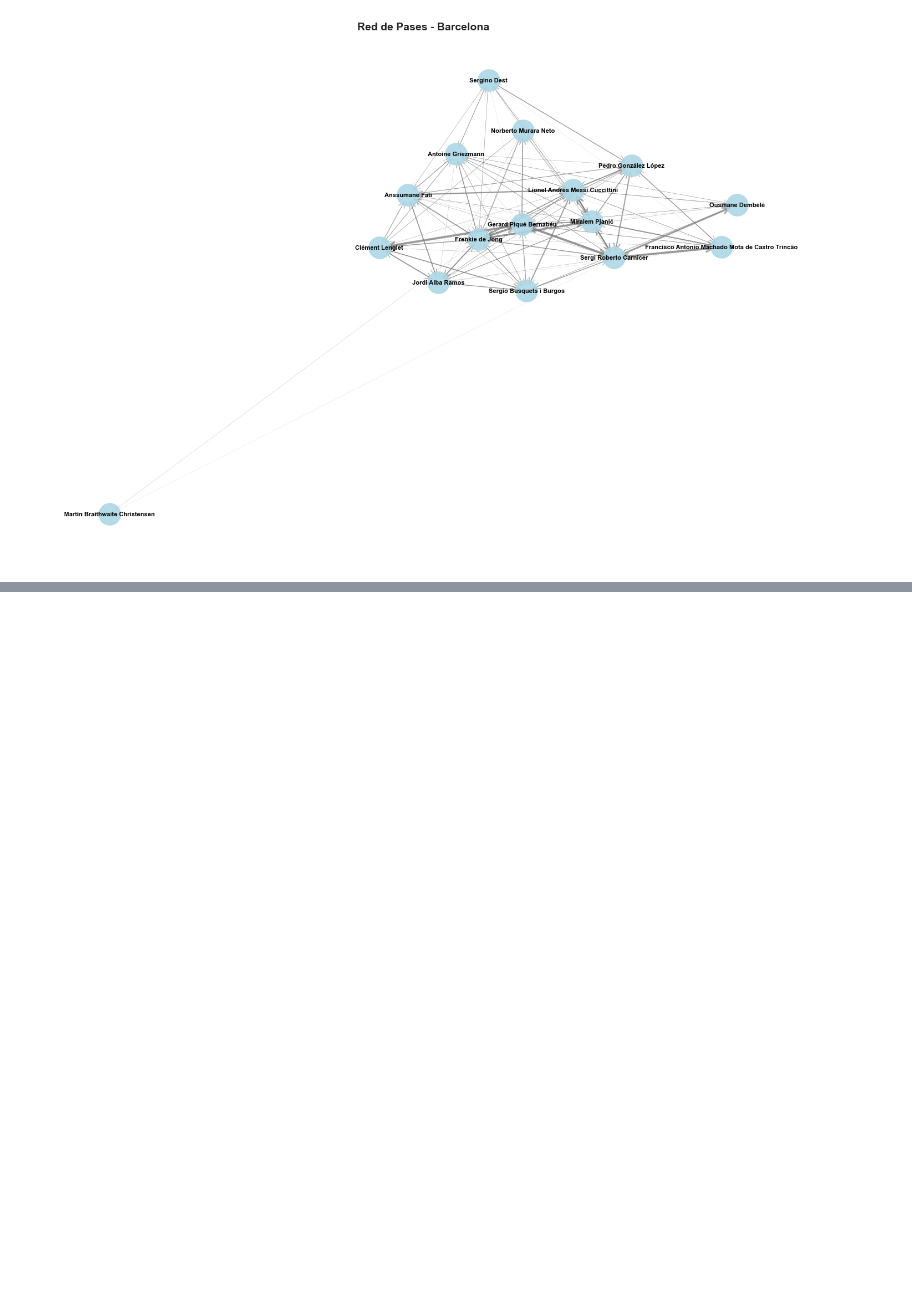
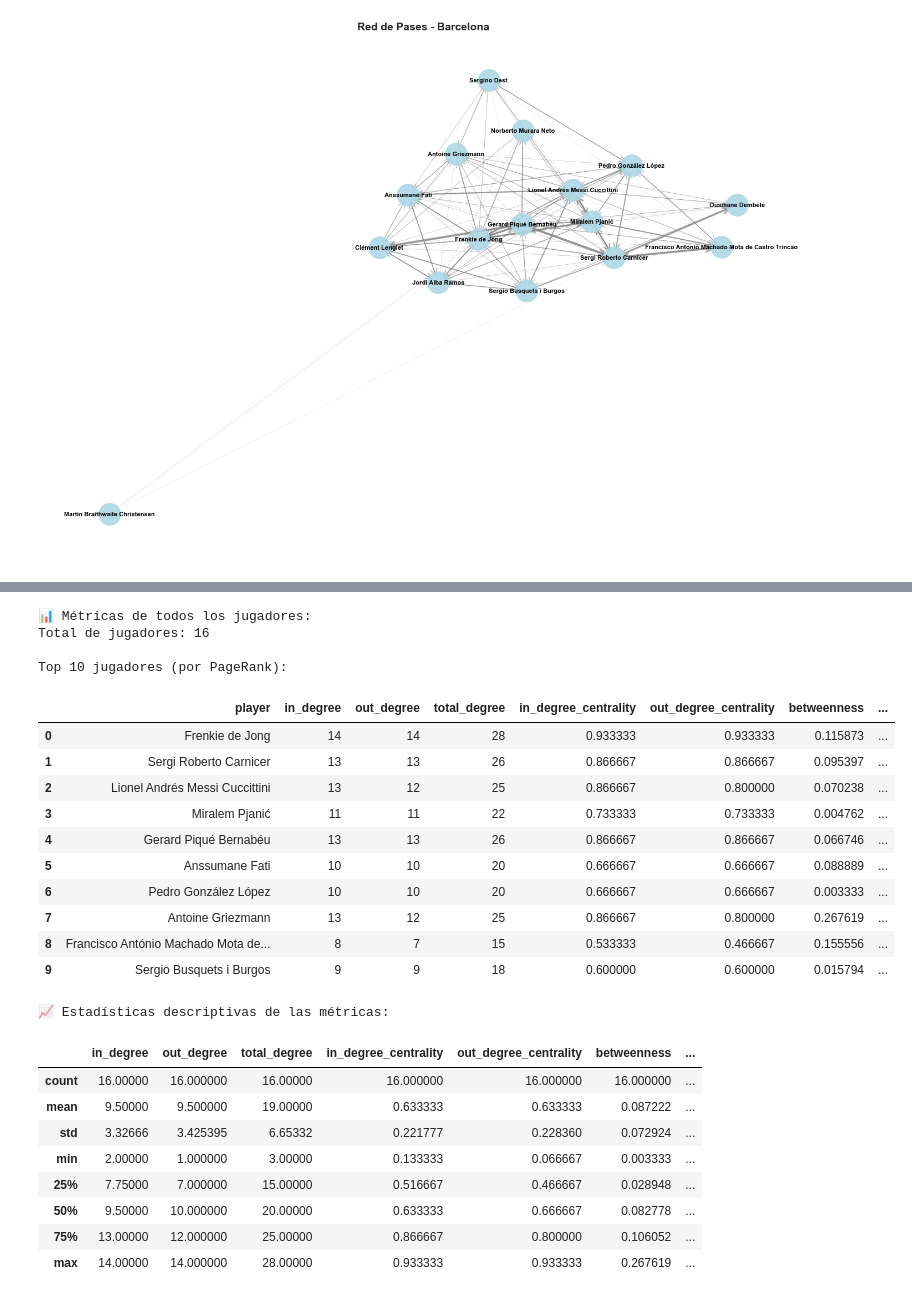
Before and after one commit to JaviTateG/tfg-football-tactical-modeling, a Jupyter notebook: notebooks/01_data_exploration.ipynb, the cells around one changed output, grey strips where cells are left out. Drawn from its saved outputs; the diff is of its cells as text; code cells hidden in the pictures; blank space fills up the shorter version.

```diff
--- a/notebooks/01_data_exploration.ipynb
+++ b/notebooks/01_data_exploration.ipynb
@@ -494,0 +552,40 @@ pass_graph.visualize(
+# %%
+# Crear DataFrame con todas las métricas
+df_metrics = metrics_calc.create_metrics_dataframe()
+
+print("📊 Métricas de todos los jugadores:")
+print(f"Total de jugadores: {len(df_metrics)}\n")
+
+# Mostrar top 10
+print("Top 10 jugadores (por PageRank):")
+display(df_metrics.head(10))
+
+# Estadísticas descriptivas
+print("\n📈 Estadísticas descriptivas de las métricas:")
+display(df_metrics.describe())
+# %% [output]
+📊 Métricas de todos los jugadores:
+Total de jugadores: 16
+
+Top 10 jugadores (por PageRank):
+|  | player | in_degree | out_degree | total_degree | in_degree_centrality | out_degree_centrality | betweenness | ... |
+| 0 | Frenkie de Jong | 14 | 14 | 28 | 0.933333 | 0.933333 | 0.115873 | ... |
+| 1 | Sergi Roberto Carnicer | 13 | 13 | 26 | 0.866667 | 0.866667 | 0.095397 | ... |
+| 2 | Lionel Andrés Messi Cuccittini | 13 | 12 | 25 | 0.866667 | 0.800000 | 0.070238 | ... |
+| 3 | Miralem Pjanić | 11 | 11 | 22 | 0.733333 | 0.733333 | 0.004762 | ... |
+| 4 | Gerard Piqué Bernabéu | 13 | 13 | 26 | 0.866667 | 0.866667 | 0.066746 | ... |
+| 5 | Anssumane Fati | 10 | 10 | 20 | 0.666667 | 0.666667 | 0.088889 | ... |
+| 6 | Pedro González López | 10 | 10 | 20 | 0.666667 | 0.666667 | 0.003333 | ... |
+| 7 | Antoine Griezmann | 13 | 12 | 25 | 0.866667 | 0.800000 | 0.267619 | ... |
+| 8 | Francisco António Machado Mota de... | 8 | 7 | 15 | 0.533333 | 0.466667 | 0.155556 | ... |
+| 9 | Sergio Busquets i Burgos | 9 | 9 | 18 | 0.600000 | 0.600000 | 0.015794 | ... |
+📈 Estadísticas descriptivas de las métricas:
+|  | in_degree | out_degree | total_degree | in_degree_centrality | out_degree_centrality | betweenness | ... |
+| count | 16.00000 | 16.000000 | 16.00000 | 16.000000 | 16.000000 | 16.000000 | ... |
+| mean | 9.50000 | 9.500000 | 19.00000 | 0.633333 | 0.633333 | 0.087222 | ... |
+| std | 3.32666 | 3.425395 | 6.65332 | 0.221777 | 0.228360 | 0.072924 | ... |
+| min | 2.00000 | 1.000000 | 3.00000 | 0.133333 | 0.066667 | 0.003333 | ... |
+| 25% | 7.75000 | 7.000000 | 15.00000 | 0.516667 | 0.466667 | 0.028948 | ... |
+| 50% | 9.50000 | 10.000000 | 20.00000 | 0.633333 | 0.666667 | 0.082778 | ... |
+| 75% | 13.00000 | 12.000000 | 25.00000 | 0.866667 | 0.800000 | 0.106052 | ... |
+| max | 14.00000 | 14.000000 | 28.00000 | 0.933333 | 0.933333 | 0.267619 | ... |
```
Also changed, not shown: parts of 8 cells of this notebook, 1 other file.
